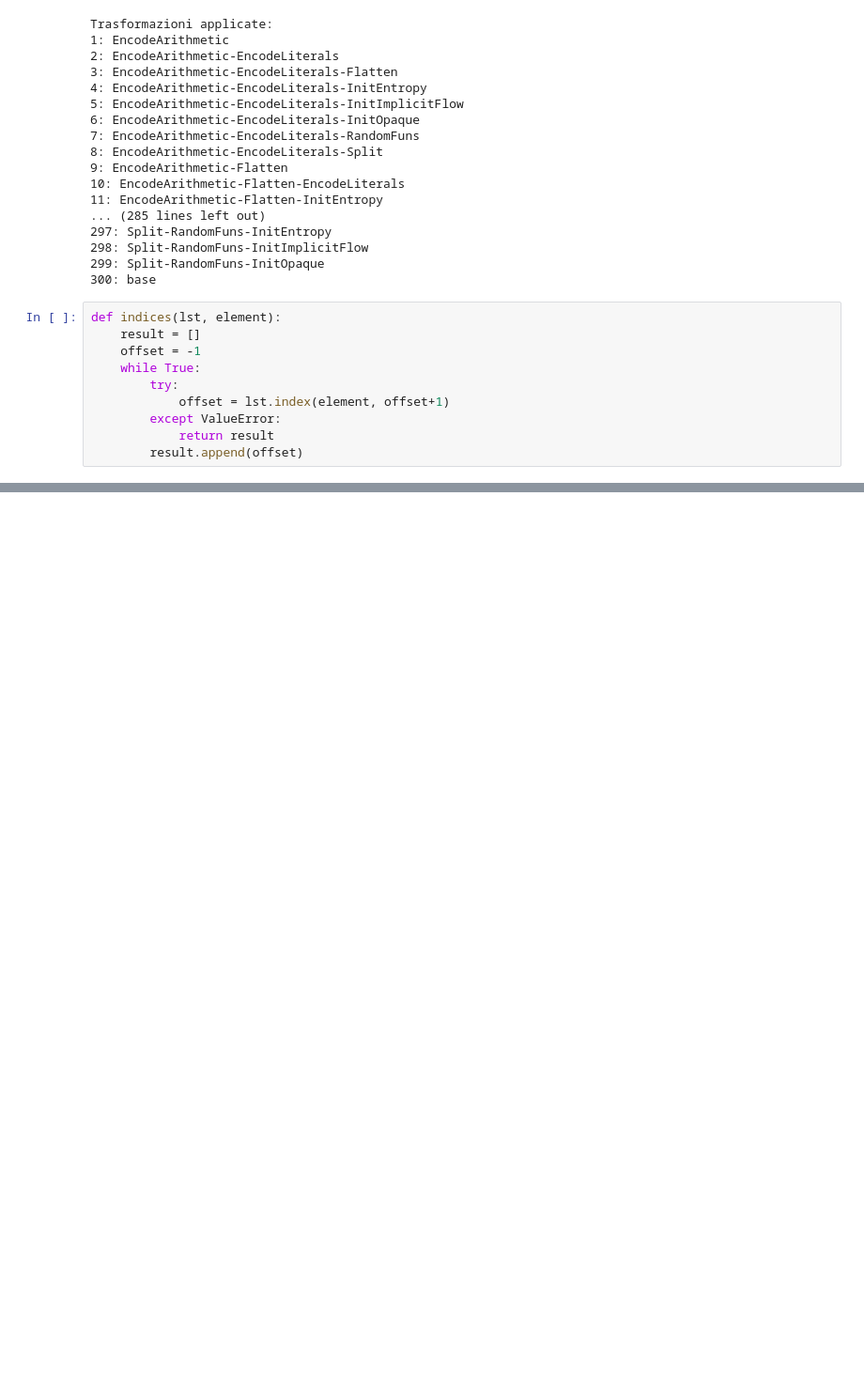
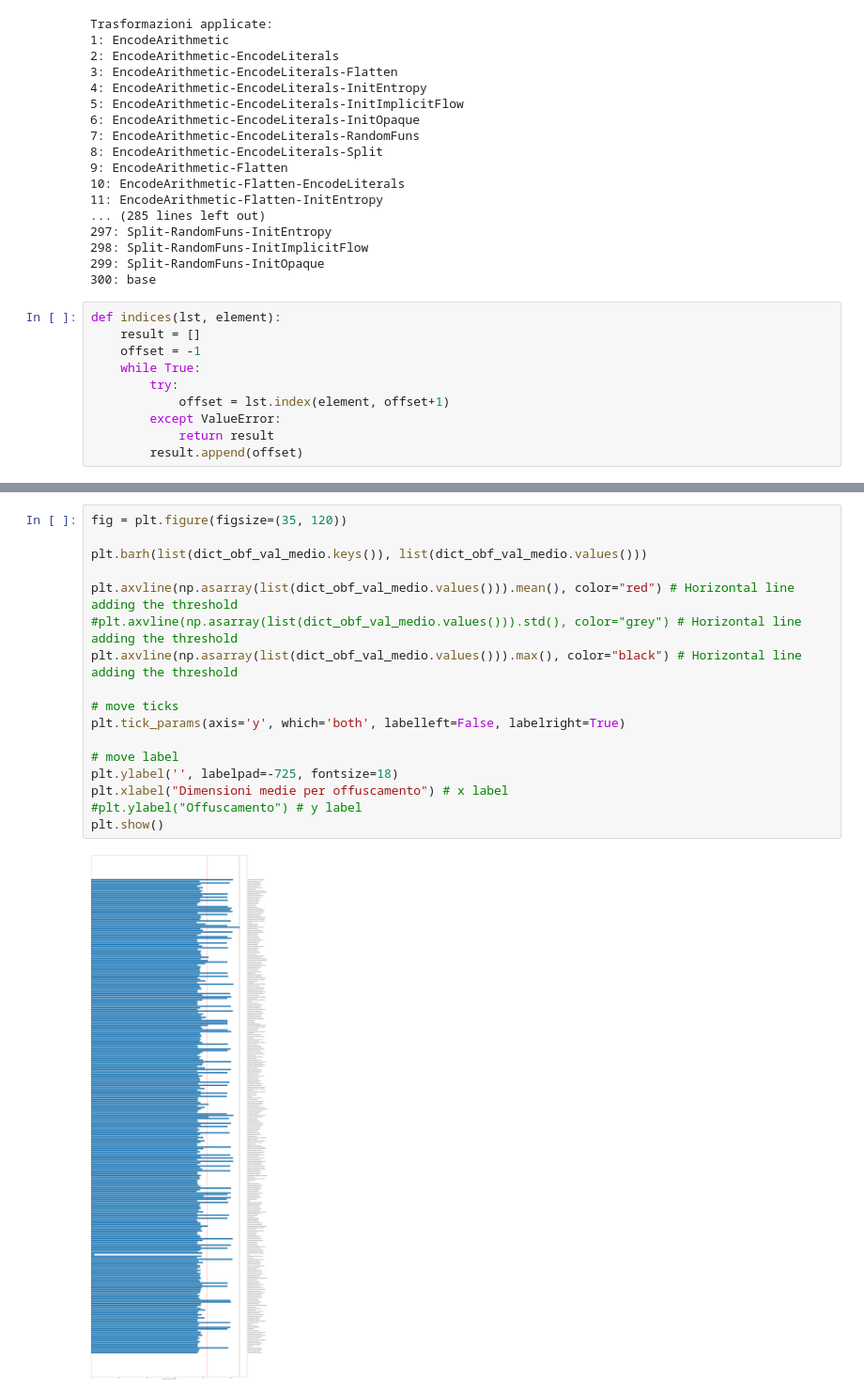
Before and after one commit to PaoloDarienzo/NeuralNetwork, a Jupyter notebook: Modeling and analysis/Analisi_DBs/Analisi_DB_14k.ipynb, the cells around one changed output, grey strips where cells are left out. Shown at 94% size. Saved outputs shown, nothing was run; the diff lists cells and outputs as text; blank space fills up the shorter version.

```diff
--- a/Modeling and analysis/Analisi_DBs/Analisi_DB_14k.ipynb
+++ b/Modeling and analysis/Analisi_DBs/Analisi_DB_14k.ipynb
@@ -533,0 +548,19 @@ Numero di classi CON problemi: 0
+# %%
+fig = plt.figure(figsize=(35, 120))
+
+plt.barh(list(dict_obf_val_medio.keys()), list(dict_obf_val_medio.values()))
+
+plt.axvline(np.asarray(list(dict_obf_val_medio.values())).mean(), color="red") # Horizontal line adding the threshold
+#plt.axvline(np.asarray(list(dict_obf_val_medio.values())).std(), color="grey") # Horizontal line adding the threshold
+plt.axvline(np.asarray(list(dict_obf_val_medio.values())).max(), color="black") # Horizontal line adding the threshold
+
+# move ticks
+plt.tick_params(axis='y', which='both', labelleft=False, labelright=True)
+
+# move label
+plt.ylabel('', labelpad=-725, fontsize=18)
+plt.xlabel("Dimensioni medie per offuscamento") # x label
+#plt.ylabel("Offuscamento") # y label
+plt.show()
+# %% [output]
+[figure, added]
```
Also changed, not shown: parts of 19 cells of this notebook, 3 other files.
